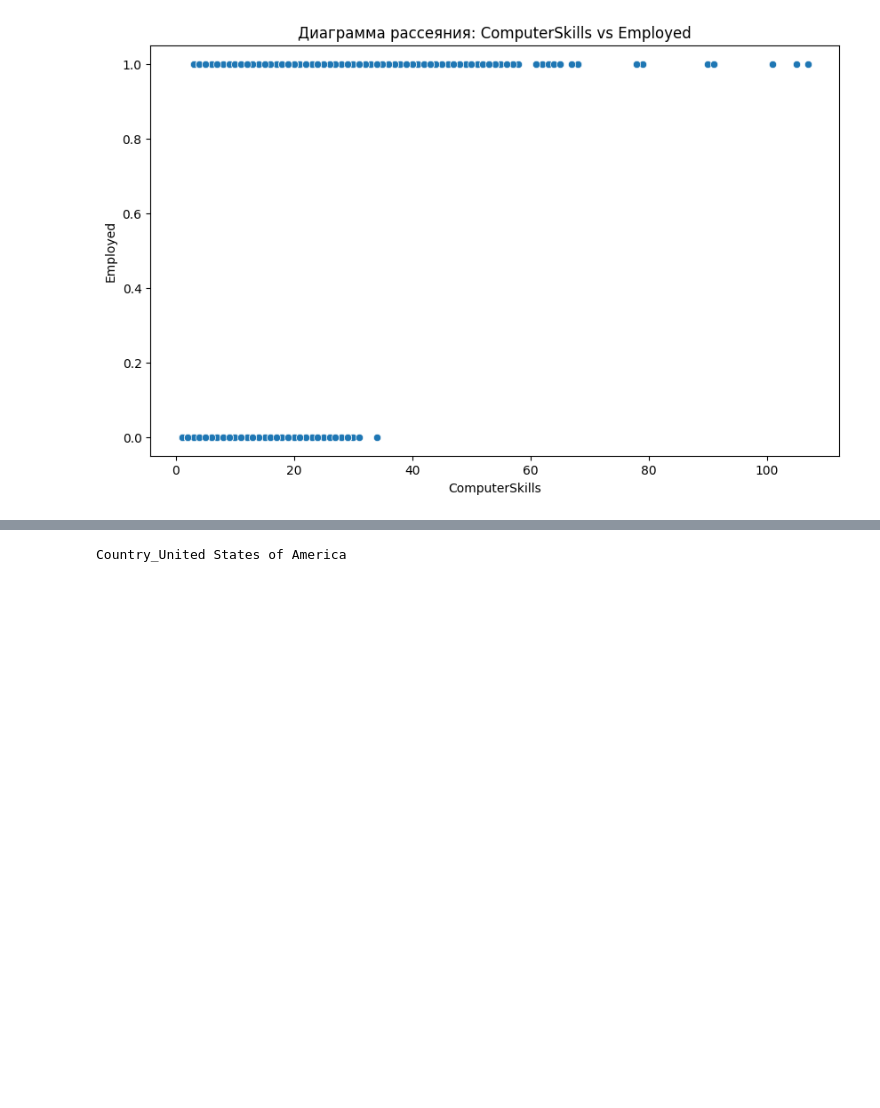
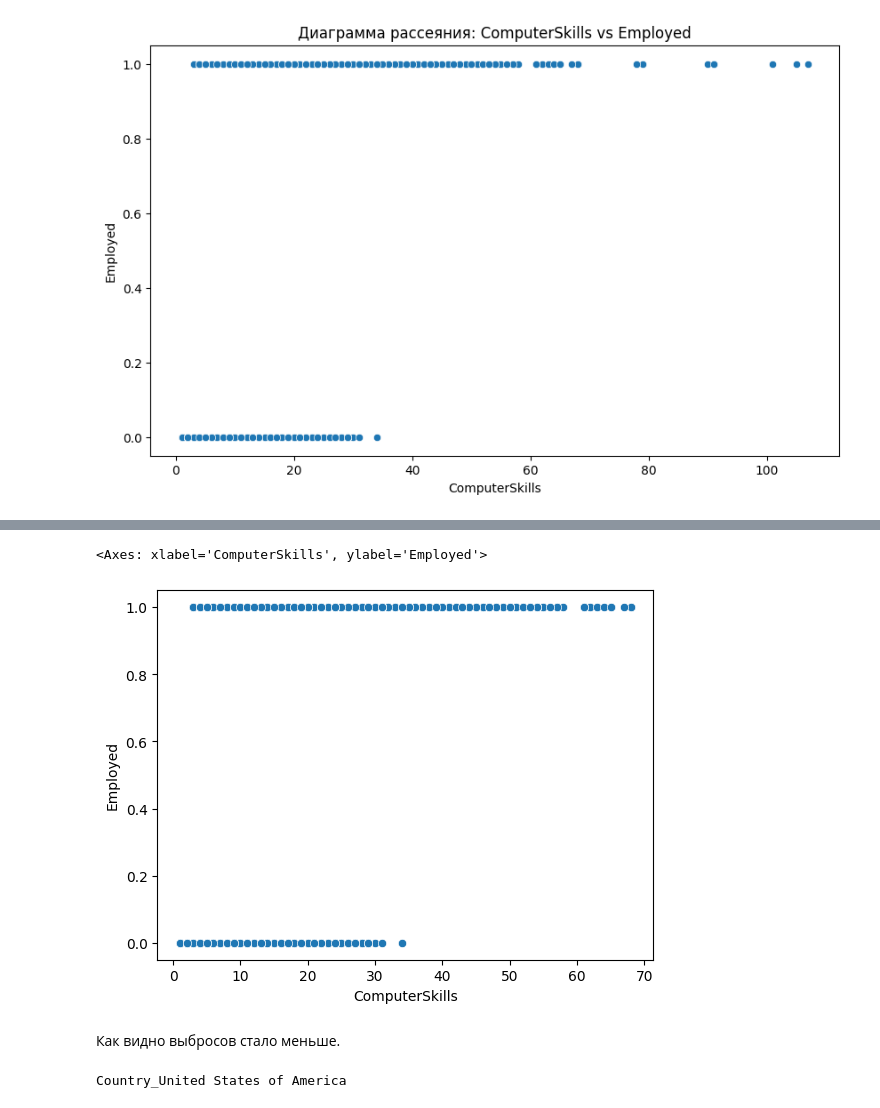
Before and after one commit to Den9p/MO_2, a Jupyter notebook: Кувшанов,_Поляруш,_Чепак_ТюмГУ_МО2_ДЗ_1.ipynb, the cells around one changed output, grey strips where cells are left out. Cells and saved outputs as stored; diff of their text form; code cells hidden in the pictures; blank space fills up the shorter version.

```diff
--- a/Кувшанов,_Поляруш,_Чепак_ТюмГУ_МО2_ДЗ_1.ipynb
+++ b/Кувшанов,_Поляруш,_Чепак_ТюмГУ_МО2_ДЗ_1.ipynb
@@ -415 +474,10 @@ for column in columns_with_high_corr:
+# %%
+df = df[~((df['Employed'] == 1) & (df['ComputerSkills'] > 75))]
+# %%
+sns.scatterplot(x='ComputerSkills',y='Employed',data=df)
+# %% [output]
+<Axes: xlabel='ComputerSkills', ylabel='Employed'>
+[figure, added]
+# %% [markdown]
+Как видно выбросов стало меньше.
 # %%
```
Also changed, not shown: parts of 18 cells of this notebook.
